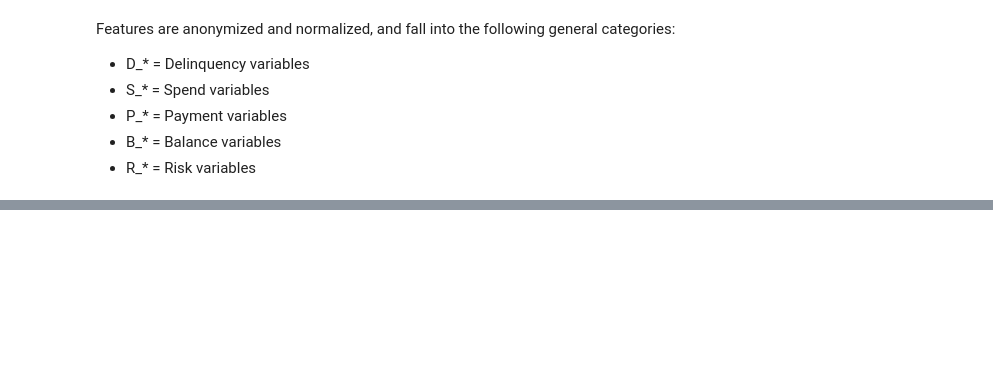
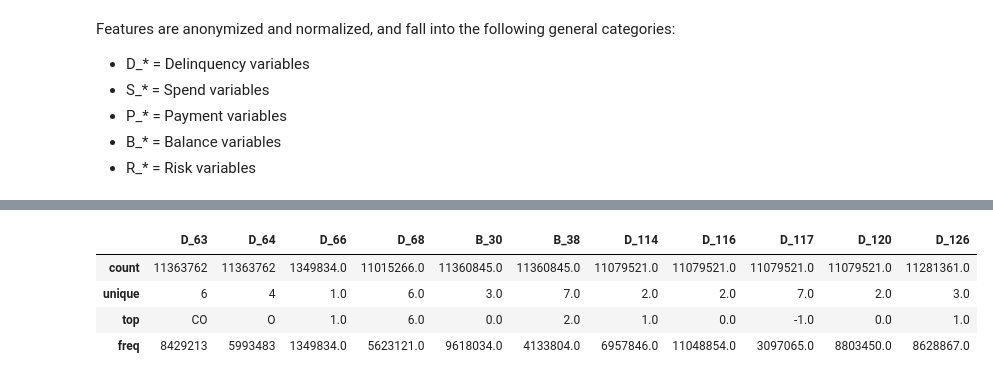
Before and after one commit to woo2201/ColabDrive, a Jupyter notebook: AmericanExpress.ipynb, the cells around one changed output, grey strips where cells are left out. Saved outputs shown, nothing was run; the diff lists cells and outputs as text; code cells hidden in the pictures; blank space fills up the shorter version.

```diff
--- a/AmericanExpress.ipynb
+++ b/AmericanExpress.ipynb
@@ -99,0 +105,8 @@ Length: 190, dtype: float64
+# %%
+train.select_dtypes(include = ['category']).describe()
+# %% [output]
+|  | D_63 | D_64 | D_66 | D_68 | B_30 | B_38 | D_114 | D_116 | D_117 | D_120 | D_126 |
+| count | 11363762 | 11363762 | 1349834.0 | 11015266.0 | 11360845.0 | 11360845.0 | 11079521.0 | 11079521.0 | 11079521.0 | 11079521.0 | 11281361.0 |
+| unique | 6 | 4 | 1.0 | 6.0 | 3.0 | 7.0 | 2.0 | 2.0 | 7.0 | 2.0 | 3.0 |
+| top | CO | O | 1.0 | 6.0 | 0.0 | 2.0 | 1.0 | 0.0 | -1.0 | 0.0 | 1.0 |
+| freq | 8429213 | 5993483 | 1349834.0 | 5623121.0 | 9618034.0 | 4133804.0 | 6957846.0 | 11048854.0 | 3097065.0 | 8803450.0 | 8628867.0 |
```
Also changed, not shown: parts of 20 cells of this notebook.
